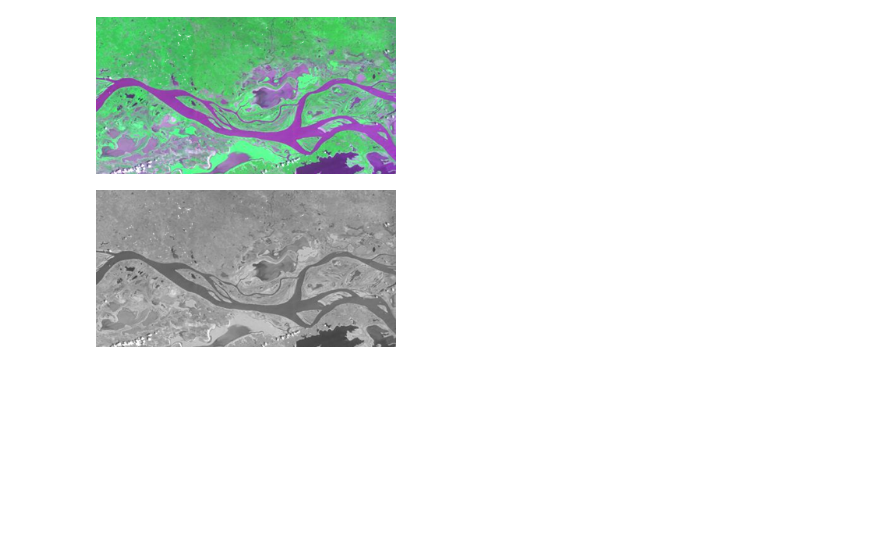
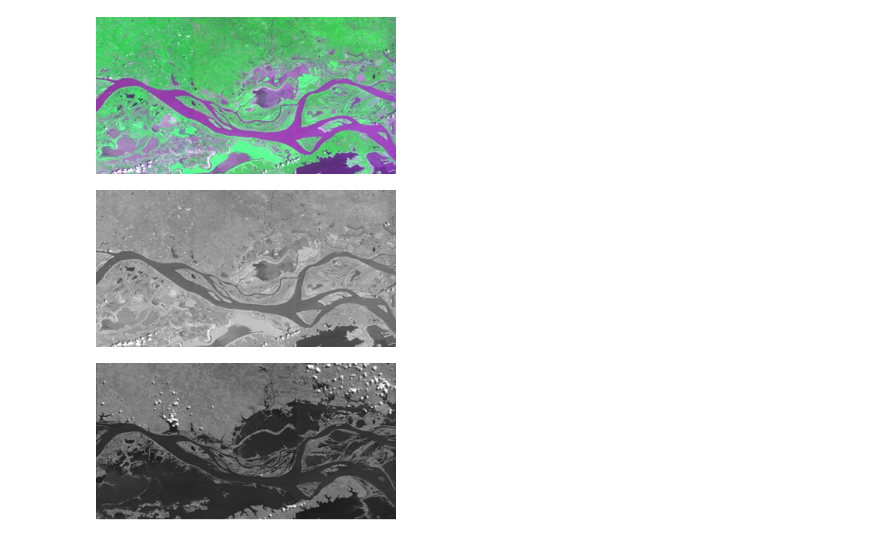
Before and after one commit to guilhermeMilani/operadores-morfologicos, a Jupyter notebook: OperadoresMorfologicos.ipynb, the cells around one changed output. Drawn from its saved outputs; the diff is of its cells as text; code cells hidden in the pictures; blank space fills up the shorter version.

Commit message:
processos de binarização para imagem chuvoso

```diff
--- a/OperadoresMorfologicos.ipynb
+++ b/OperadoresMorfologicos.ipynb
@@ -40,9 +26,11 @@ converterParaPretoEBranco('estiagem.png', 'saida_preto_e_branco.png')
 # %% [output]
 [figure]
 # %%
-display(IPImage(filename='saida_preto_e_branco.png', width = 300))
+display(IPImage(filename='saida_preto_e_branco_estiagem.png', width = 300))
+display(IPImage(filename='saida_preto_e_branco_chuvoso.png', width = 300))
 # %% [output]
 [figure]
+[figure, added]
 # %%
 def binarizacao(imagem_entrada, imagem_saida):
     img = PILImage.open(imagem_entrada)
```
Also changed, not shown: parts of 3 cells of this notebook, 4 other files.
